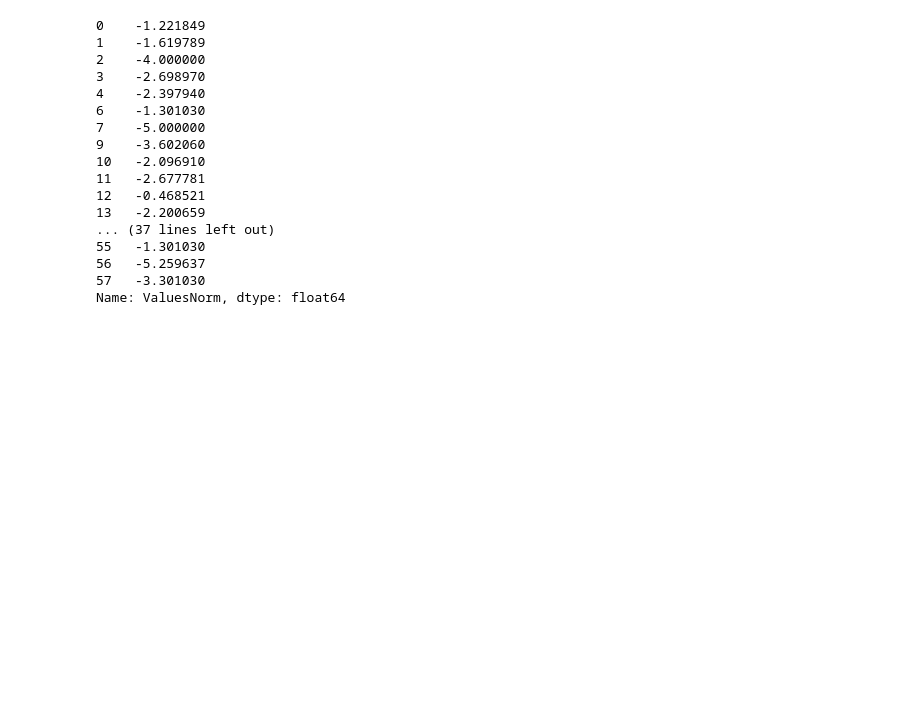
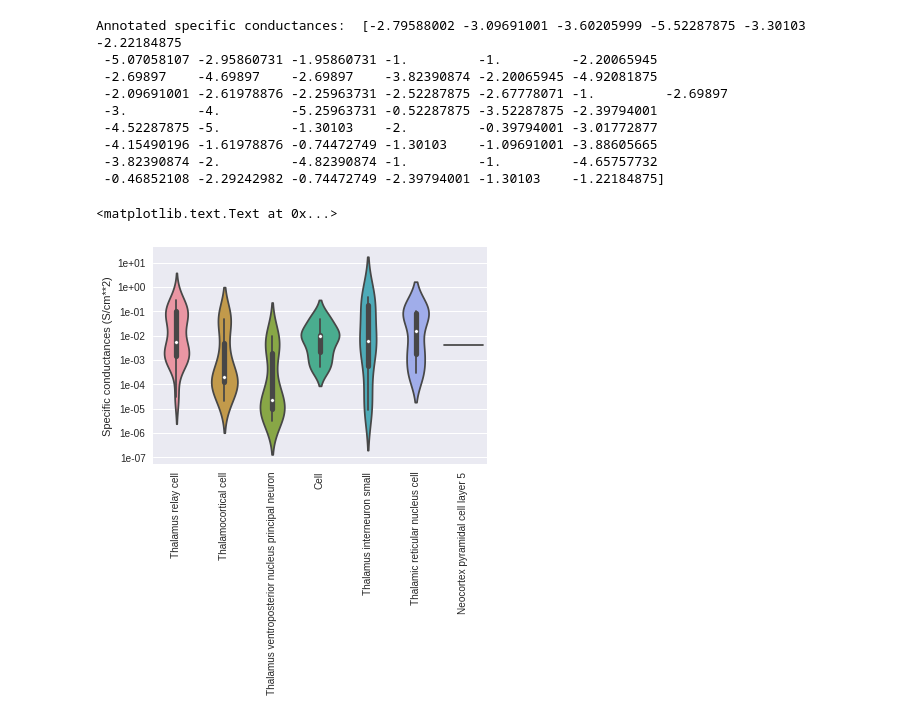
Before and after one commit to BlueBrain/nat, a Jupyter notebook: notebooks/checkAnnotations v2.ipynb, the cells around one changed output. Cells and saved outputs as stored; diff of their text form; code cells hidden in the pictures; blank space fills up the shorter version.

```diff
--- a/notebooks/checkAnnotations v2.ipynb
+++ b/notebooks/checkAnnotations v2.ipynb
@@ -138,5 +134,6 @@ Incompatibility between in NIFCELL:sao1813327414:Thalamic reticular nucleus cell
 # %%
 import quantities as pq #q.rescale('US_survey_acre')
+import warnings
 
 specificConductances = []
 conductances = []
@@ -148,31 +145,42 @@ for v, u in zip(resultDF["Values"], resultDF["Unit"]):
         value = pq.Quantity(v, u).rescale('S/cm**2')
         specificConductances.append(value)
         isSpecific.append(True)
-    except:
-        value = pq.Quantity(v, u).rescale('nS')
-        conductances.append(value)
-        isSpecific.append(False)
+    except ValueError:
+        try:
+            value = pq.Quantity(v, u).rescale('S')
+            conductances.append(value)
+            isSpecific.append(False)
+        except ValueError as e:
+            warnings.warn(str(e))
+            value = np.nan
+            isSpecific.append(False)
 
     allConductances.append(float(value))
 
 resultDF["ValuesNorm"] = np.log10(allConductances)
 resultDF["isSpecific"] = isSpecific
-print(resultDF["ValuesNorm"][resultDF["isSpecific"]])
+print("Annotated specific conductances: ", resultDF["ValuesNorm"][resultDF["isSpecific"]].values)
 # %% [output]
-0    -1.221849
-1    -1.619789
-2    -4.000000
-3    -2.698970
-4    -2.397940
-6    -1.301030
-7    -5.000000
-9    -3.602060
-10   -2.096910
-11   -2.677781
-12   -0.468521
-13   -2.200659
-... (37 lines left out)
-55   -1.301030
-56   -5.259637
-57   -3.301030
-Name: ValuesNorm, dtype: float64
+Annotated specific conductances:  [-2.79588002 -3.09691001 -3.60205999 -5.52287875 -3.30103    -2.22184875
+ -5.07058107 -2.95860731 -1.95860731 -1.         -1.         -2.20065945
+ -2.69897    -4.69897    -2.69897    -3.82390874 -2.20065945 -4.92081875
+ -2.09691001 -2.61978876 -2.25963731 -2.52287875 -2.67778071 -1.         -2.69897
+ -3.         -4.         -5.25963731 -0.52287875 -3.52287875 -2.39794001
+ -4.52287875 -5.         -1.30103    -2.         -0.39794001 -3.01772877
+ -4.15490196 -1.61978876 -0.74472749 -1.30103    -1.09691001 -3.88605665
+ -3.82390874 -2.         -4.82390874 -1.         -1.         -4.65757732
+ -0.46852108 -2.29242982 -0.74472749 -2.39794001 -1.30103    -1.22184875]
+# %%
+%matplotlib inline
+import seaborn as sns
+g = sns.violinplot(x="Cell", y="ValuesNorm", data=resultDF[resultDF["isSpecific"]], bw=0.5)
+g.set_xticklabels(g.get_xticklabels(), rotation=90)
+g.set_xlabel("")
+
+values  = g.get_yticks()
+labels = [('%.0e' % 10**nb) for nb in values]
+g.set_yticklabels(labels)
+g.set_ylabel("Specific conductances (S/cm**2)")
+# %% [output]
+<matplotlib.text.Text at 0x...>
+[figure, added]
```
Also changed, not shown: parts of 21 cells of this notebook, 5 other files.
